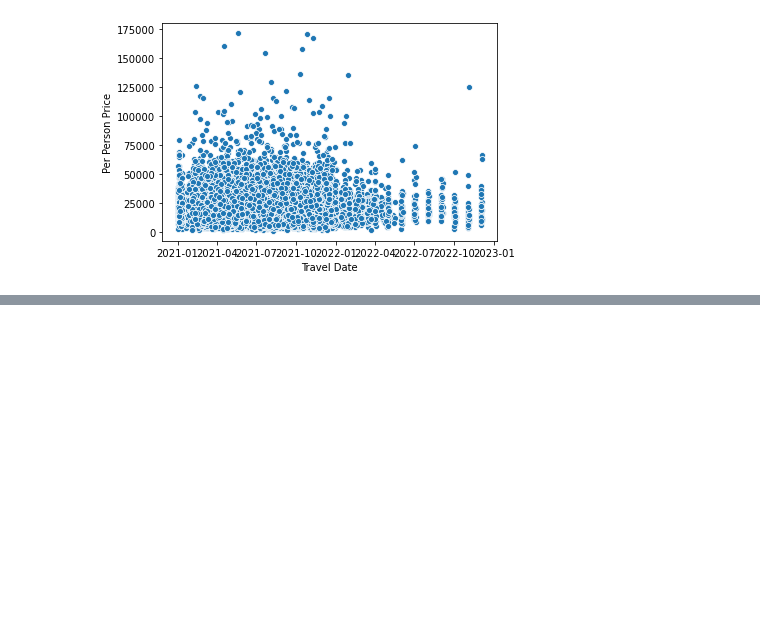
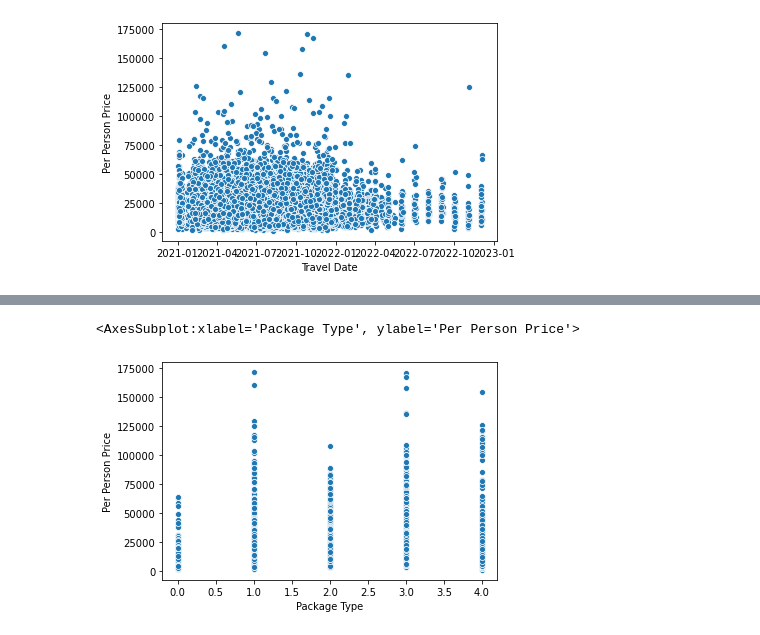
Before and after one commit to thunderock/machine_hack, a Jupyter notebook: price_prediction/feature generation.ipynb, the cells around one changed output, grey strips where cells are left out. Cells and saved outputs as stored; diff of their text form; code cells hidden in the pictures; blank space fills up the shorter version.

```diff
--- a/price_prediction/feature generation.ipynb
+++ b/price_prediction/feature generation.ipynb
@@ -192,0 +217,5 @@ df.to_csv("features.csv", index=False)
+# %%
+sns.scatterplot(y='Per Person Price', x='Package Type', data=df[~df['Per Person Price'].isna()])
+# %% [output]
+<AxesSubplot:xlabel='Package Type', ylabel='Per Person Price'>
+[figure, added]
```
Also changed, not shown: parts of 17 cells of this notebook, 1 other file.
